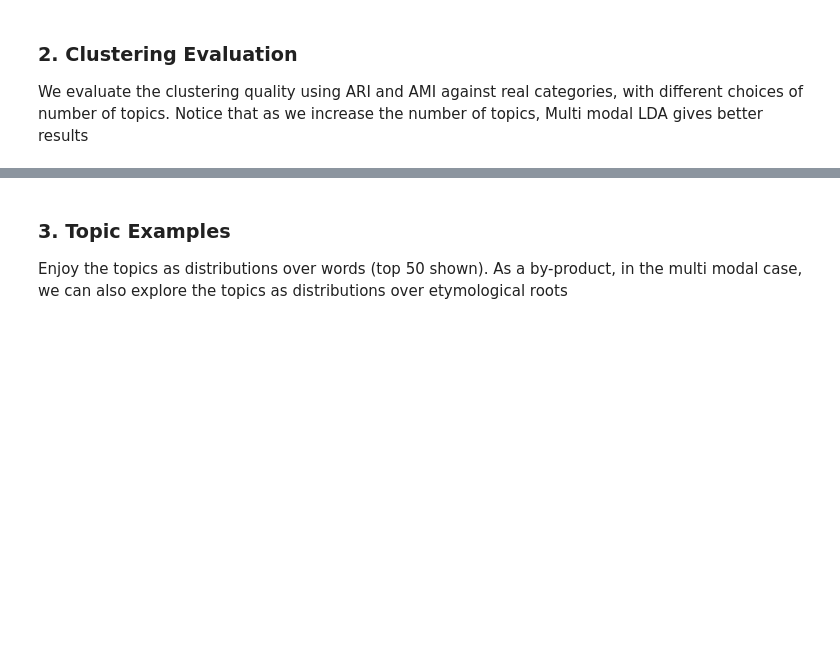
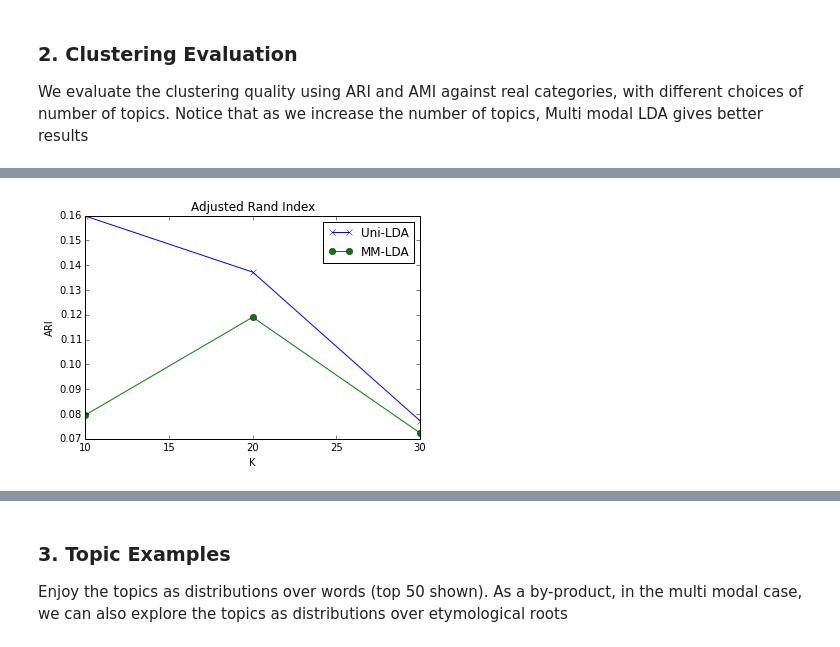
Before and after one commit to gcapan/gibbslda_548, a Jupyter notebook: mmlda/mmlda.ipynb, the cells around one changed output, grey strips where cells are left out. Cells and saved outputs as stored; diff of their text form; code cells hidden in the pictures; blank space fills up the shorter version.

```diff
--- a/mmlda/mmlda.ipynb
+++ b/mmlda/mmlda.ipynb
@@ -67,3 +66,9 @@ print "Multimodal Adj MI: ", AMI(multimodal, cat)
+# %%
+from data.datafile import AADataFile
+dfile = pickle.load(open("data/datafile.pkl"))
+dt = dfile.DT
+te = dfile.TE
+f = te.toarray().argmax(axis=1)
 # %% [markdown]
 ### 1. Convergence and Perplexity
 We show the update procedure converges. That is, $\sqrt[N]{\frac{1}{P(W)}}$ (for both the unimodal and multimodal cases) decreases, and converges as we iterate
@@ -103,6 +108,8 @@ plt.legend(handles=[uni, mm])
 ### 2. Clustering Evaluation
 We evaluate the clustering quality using ARI and AMI against real categories, with different choices of number of topics. Notice that as we increase the number of topics, Multi modal LDA gives better results
 # %%
+from sklearn.metrics import adjusted_rand_score as ARI, adjusted_mutual_info_score as AMI
+
 cat = dfile.categories
 
 uni_aris = []
@@ -111,7 +118,7 @@ mm_aris = []
 uni_amis = []
 mm_amis = []
 
-for K in [10, 15, 20, 30, 40, 50, 60]:
+for K in [10, 20, 30]:
     lda = LDA(K=K, n_jobs=8, nr_em_epochs=20)
     mm_perp, b_mm, g_mm, e_mm = lda.fit(dt, f)
 
@@ -128,0 +154,11 @@ for K in [10, 15, 20, 30, 40, 50, 60]:
+# %%
+x = [10, 20, 30]
+uni, = plt.plot(x, uni_aris, "-x", label="Uni-LDA")
+mm, = plt.plot(x, mm_aris, "-o", label="MM-LDA")
+plt.legend(handles=[uni, mm])
+plt.xlabel("K")
+plt.ylabel("ARI")
+plt.title("Adjusted Rand Index")
+plt.show()
+# %% [output]
+[figure, added]
```
Also changed, not shown: parts of 4 cells of this notebook.
